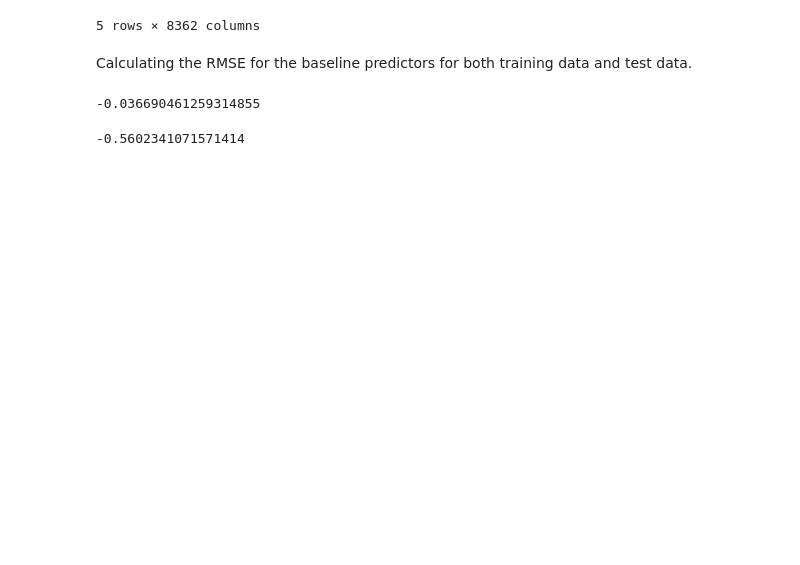
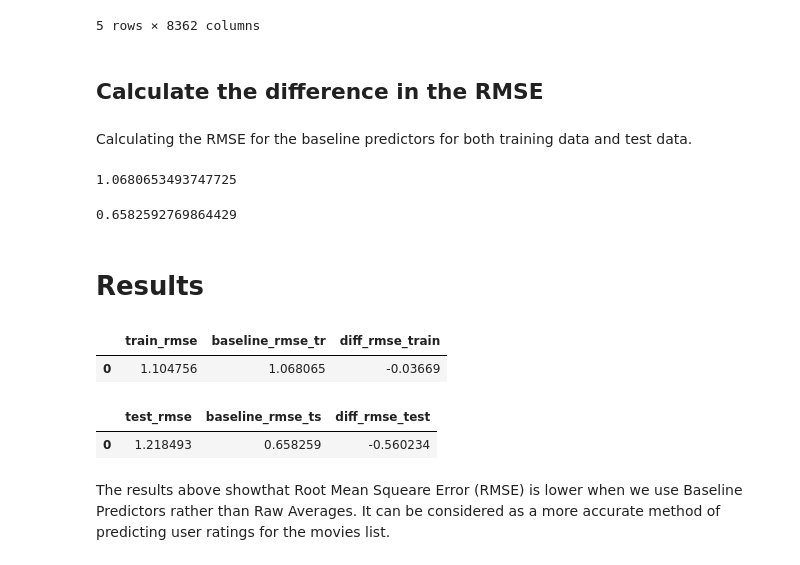
Before and after one commit to salma71/MSDS_SU2020, a Jupyter notebook: Recommender_system612/Basic_recommender_1.ipynb, the cells around one changed output. Drawn from its saved outputs; the diff is of its cells as text; code cells hidden in the pictures; blank space fills up the shorter version.

```diff
--- a/Recommender_system612/Basic_recommender_1.ipynb
+++ b/Recommender_system612/Basic_recommender_1.ipynb
@@ -157,7 +218,7 @@ print(len(train))
 131
 522
 # %%
-print(train.isnull().all(axis=1).sum())
-train = train.dropna(axis=1, how='all')
-train
-print(train.isna().all(axis=1).sum())
+# print(train.isnull().all(axis=1).sum())
+# train = train.dropna(axis=1, how='all')
+# train
+# print(train.isna().all(axis=1).sum())
@@ -321,19 +401,46 @@ base_line_test.head()
 | 458 | 2.297363 | 2.297363 | 2.297363 | 2.297363 | 2.297363 | ... |
 | 293 | 3.472932 | 3.472932 | 3.472932 | 3.472932 | 3.472932 | ... |
 5 rows × 8362 columns
+# %% [markdown]
+## Calculate the difference in the RMSE
 # %% [markdown]
 Calculating the RMSE for the baseline predictors for both training data and test data.
 # %%
 baseline_er_tr = raw_avg - base_line_train
 baseline_er_tr.head()
 baseline_rmse_tr = ((baseline_er_tr ** 2).stack().mean(skipna=True))**0.5
-baseline_rmse_tr - train_rmse
+baseline_rmse_tr
 # %% [output]
--0.036690461259314855
+1.0680653493747725
 # %%
 baseline_er_ts = raw_avg - base_line_test
 baseline_er_ts.head()
 baseline_rmse_ts = ((baseline_er_ts ** 2).stack().mean(skipna=True))**0.5
-baseline_rmse_ts - test_rmse
+baseline_rmse_ts
 # %% [output]
--0.5602341071571414
+0.6582592769864429
+# %% [markdown]
+# Results
+# %%
+dict_t = {'train_rmse':[train_rmse],
+        'baseline_rmse_tr': [baseline_rmse_tr],
+        'diff_rmse_train': [baseline_rmse_tr - train_rmse]}
+
+# creating a dataframe from dictionary
+df_t = pd.DataFrame(dict_t)
+display(df_t)
+# %% [output]
+|  | train_rmse | baseline_rmse_tr | diff_rmse_train |
+| 0 | 1.104756 | 1.068065 | -0.03669 |
+# %%
+dict_te = {'test_rmse':[test_rmse],
+          'baseline_rmse_ts':[baseline_rmse_ts],
+          'diff_rmse_test': [baseline_rmse_ts - test_rmse]}
+
+df_te = pd.DataFrame(dict_te)
+display(df_te)
+# %% [output]
+|  | test_rmse | baseline_rmse_ts | diff_rmse_test |
+| 0 | 1.218493 | 0.658259 | -0.560234 |
+# %% [markdown]
+The results above showthat Root Mean Squeare Error (RMSE) is lower when we use Baseline Predictors rather than Raw Averages. It can be considered as a more accurate method of predicting user ratings for the movies list.
```
Also changed, not shown: parts of 30 cells of this notebook.
